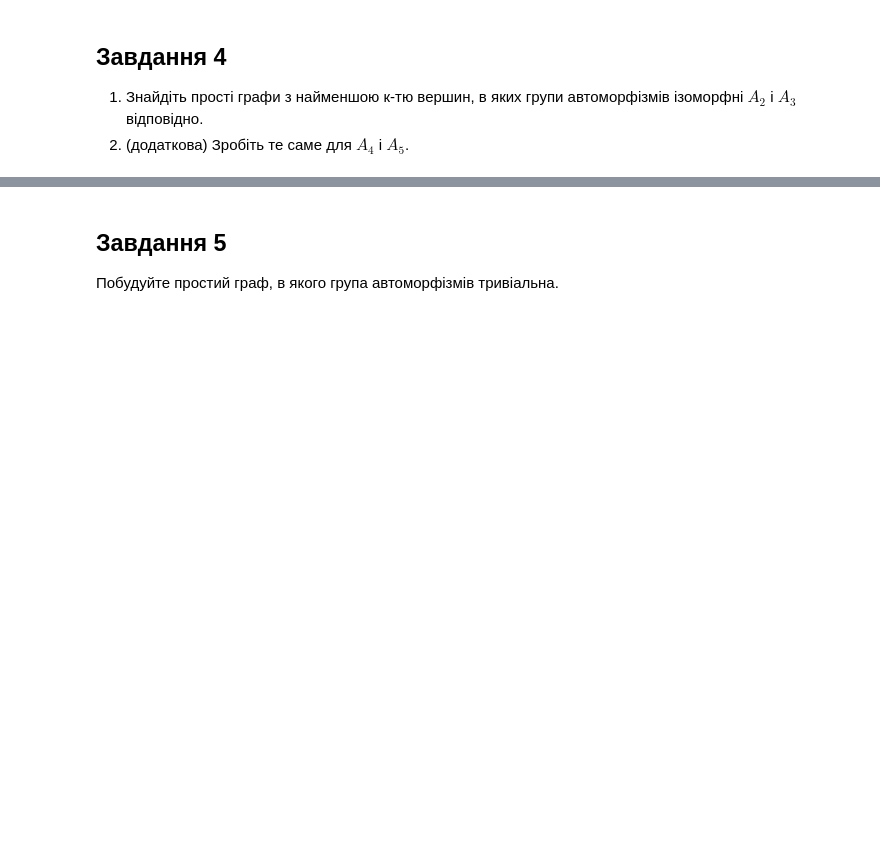
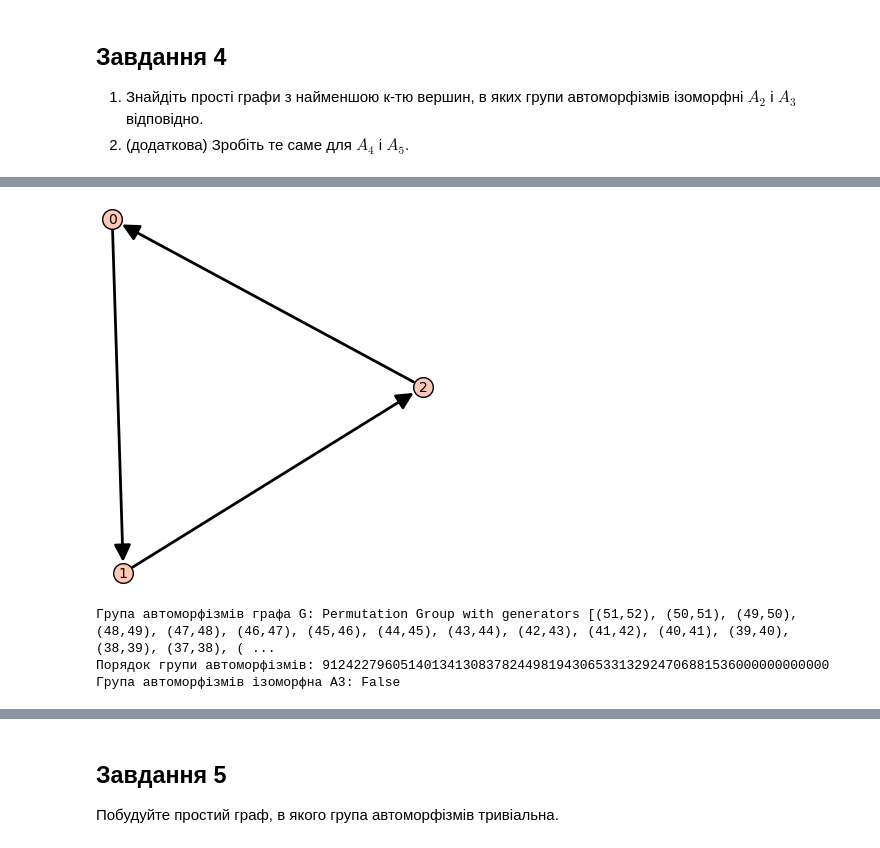
Before and after one commit to bobser223/algebra, a Jupyter notebook: Homeworks/HW7/lab07.ipynb, the cells around one changed output, grey strips where cells are left out. Saved outputs shown, nothing was run; the diff lists cells and outputs as text; code cells hidden in the pictures; blank space fills up the shorter version.

```diff
--- a/Homeworks/HW7/lab07.ipynb
+++ b/Homeworks/HW7/lab07.ipynb
@@ -215,11 +273,18 @@ print("Група автоморфізмів ізоморфна A3:", aut_group.
 # %%
 
 G = DiGraph([(0, 1), (1, 2), (2, 0)])
 G.show()
+for i in range(6):
+    G.add_vertex(i);
 aut_group = G.automorphism_group()
 print("Група автоморфізмів графа G:", aut_group)
 print("Порядок групи автоморфізмів:", aut_group.order())
 print("Група автоморфізмів ізоморфна A3:", aut_group.is_isomorphic(AlternatingGroup(3)))
+# %% [output]
+[figure, added]
+Група автоморфізмів графа G: Permutation Group with generators [(51,52), (50,51), (49,50), (48,49), (47,48), (46,47), (45,46), (44,45), (43,44), (42,43), (41,42), (40,41), (39,40), (38,39), (37,38), ( ...
+Порядок групи автоморфізмів: 91242279605140134130837824498194306533132924706881536000000000000
+Група автоморфізмів ізоморфна A3: False
 # %%
 G = graphs.CycleGraph(3)
 G.add_edges([(0, 3), (2, 4), (3, 4), (0, 4), (0, 5), (1, 6), (5, 6), (1,5), (1, 7), (2, 8), (7, 8), (2, 7)])
```
Also changed, not shown: parts of 14 cells of this notebook.
